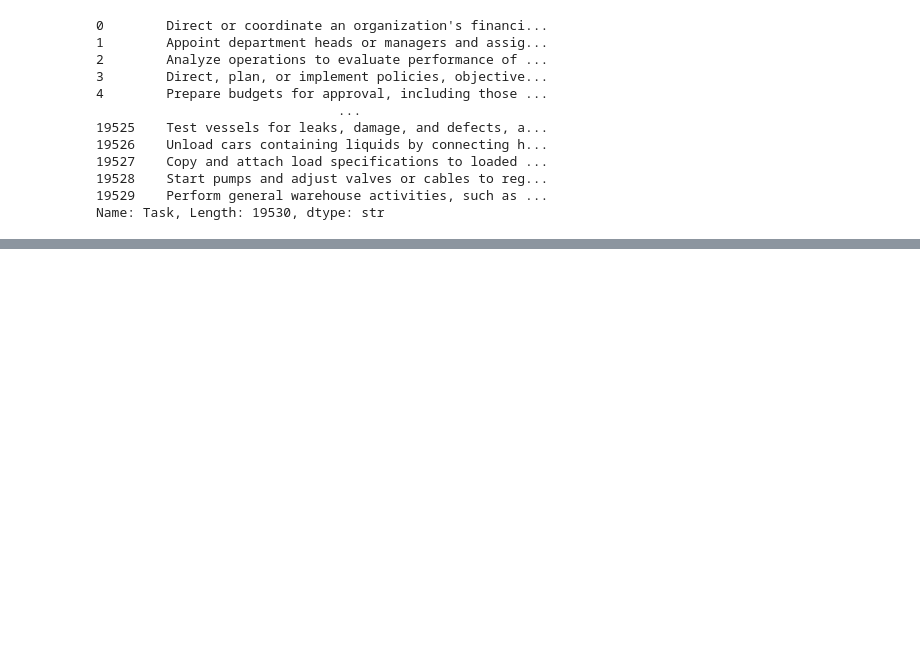
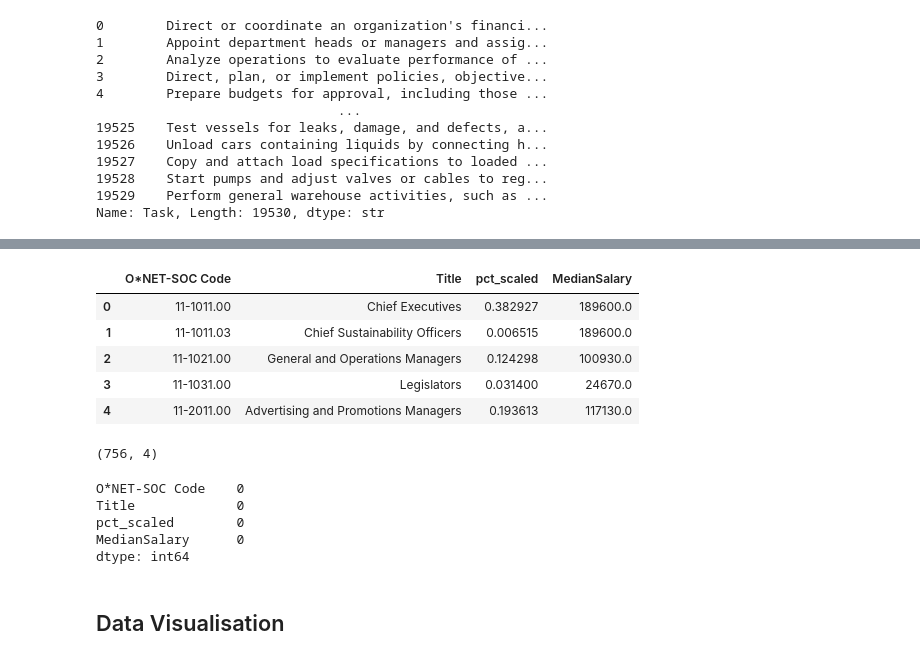
Before and after one commit to zaki-rogers/ai-labour-market-exposure, a Jupyter notebook: 01_eda.ipynb, the cells around one changed output, grey strips where cells are left out. Drawn from its saved outputs; the diff is of its cells as text; code cells hidden in the pictures; blank space fills up the shorter version.

```diff
--- a/01_eda.ipynb
+++ b/01_eda.ipynb
@@ -345,0 +475,30 @@ task_usage.head()
+# %%
+occupation_comparison = occupation_comparison[['O*NET-SOC Code', 'Title', 'pct_scaled',
+                                             # 'SOCcode', 'JobName', 'JobFamily',
+                                             # 'isBright', 'isGreen', 'JobZone',
+                                               'MedianSalary',
+                                             # 'JobForecast', 'ChanceAuto', 'WageGroup'
+                                             ]]
+# %%
+occupation_comparison.head()
+# %% [output]
+|  | O*NET-SOC Code | Title | pct_scaled | MedianSalary |
+| 0 | 11-1011.00 | Chief Executives | 0.382927 | 189600.0 |
+| 1 | 11-1011.03 | Chief Sustainability Officers | 0.006515 | 189600.0 |
+| 2 | 11-1021.00 | General and Operations Managers | 0.124298 | 100930.0 |
+| 3 | 11-1031.00 | Legislators | 0.031400 | 24670.0 |
+| 4 | 11-2011.00 | Advertising and Promotions Managers | 0.193613 | 117130.0 |
+# %%
+occupation_comparison.shape
+# %% [output]
+(756, 4)
+# %%
+occupation_comparison.isna().sum()
+# %% [output]
+O*NET-SOC Code    0
+Title             0
+pct_scaled        0
+MedianSalary      0
+dtype: int64
+# %% [markdown]
+## Data Visualisation
```
Also changed, not shown: parts of 25 cells of this notebook.
